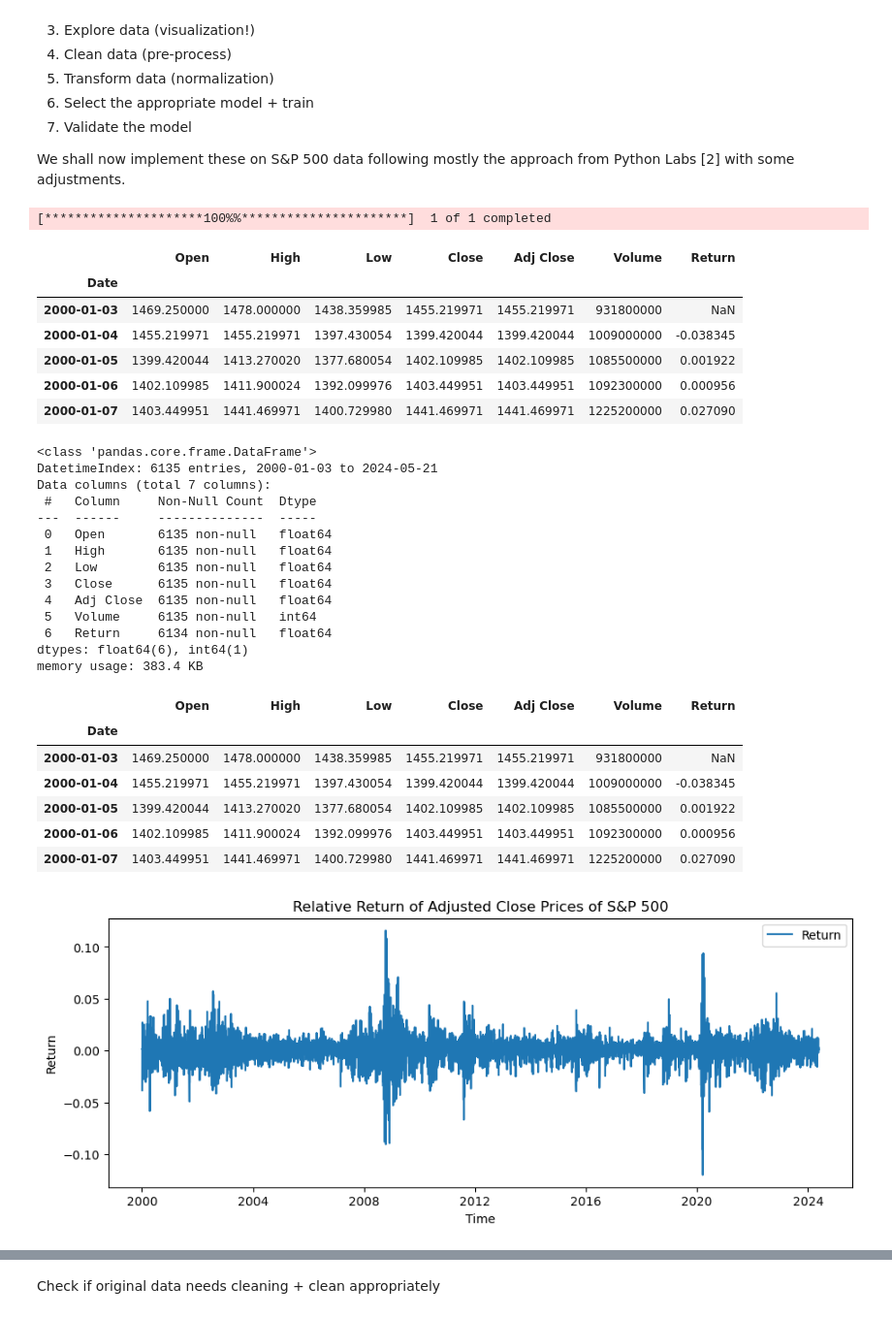
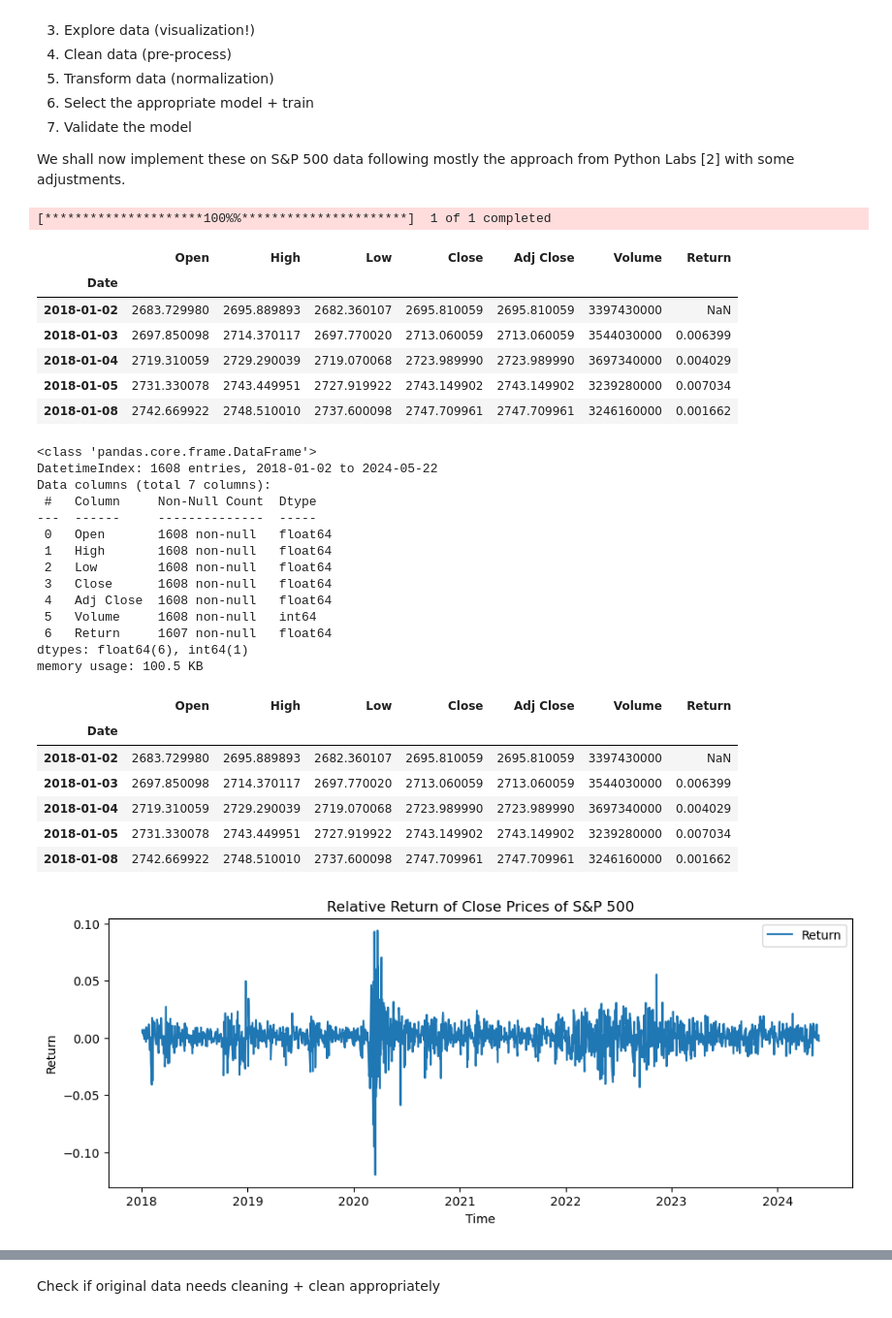
Before and after one commit to heidi123123/cqf, a Jupyter notebook: Exams/3/Exam 3.ipynb, the cells around one changed output, grey strips where cells are left out. Shown at 97% size. Cells and saved outputs as stored; diff of their text form; code cells hidden in the pictures.

```diff
--- a/Exams/3/Exam 3.ipynb
+++ b/Exams/3/Exam 3.ipynb
@@ -131,57 +131,57 @@ warnings.filterwarnings('ignore')
 
 import yfinance as yf
 # %%
-df = yf.download('^GSPC', start="2000-01-01")
-df['Return'] = df['Adj Close'].pct_change()
+df = yf.download('^GSPC', start="2018-01-01")
+df['Return'] = df['Close'].pct_change()
 df.head()
 # %% [output]
 [*********************100%%**********************]  1 of 1 completed
 |  | Open | High | Low | Close | Adj Close | Volume | Return |
 | Date |  |  |  |  |  |  |  |
-| 2000-01-03 | 1469.250000 | 1478.000000 | 1438.359985 | 1455.219971 | 1455.219971 | 931800000 | NaN |
-| 2000-01-04 | 1455.219971 | 1455.219971 | 1397.430054 | 1399.420044 | 1399.420044 | 1009000000 | -0.038345 |
-| 2000-01-05 | 1399.420044 | 1413.270020 | 1377.680054 | 1402.109985 | 1402.109985 | 1085500000 | 0.001922 |
-| 2000-01-06 | 1402.109985 | 1411.900024 | 1392.099976 | 1403.449951 | 1403.449951 | 1092300000 | 0.000956 |
-| 2000-01-07 | 1403.449951 | 1441.469971 | 1400.729980 | 1441.469971 | 1441.469971 | 1225200000 | 0.027090 |
+| 2018-01-02 | 2683.729980 | 2695.889893 | 2682.360107 | 2695.810059 | 2695.810059 | 3397430000 | NaN |
+| 2018-01-03 | 2697.850098 | 2714.370117 | 2697.770020 | 2713.060059 | 2713.060059 | 3544030000 | 0.006399 |
+| 2018-01-04 | 2719.310059 | 2729.290039 | 2719.070068 | 2723.989990 | 2723.989990 | 3697340000 | 0.004029 |
+| 2018-01-05 | 2731.330078 | 2743.449951 | 2727.919922 | 2743.149902 | 2743.149902 | 3239280000 | 0.007034 |
+| 2018-01-08 | 2742.669922 | 2748.510010 | 2737.600098 | 2747.709961 | 2747.709961 | 3246160000 | 0.001662 |
 # %%
 # Get Info
 df.info()
 # %% [output]
 <class 'pandas.core.frame.DataFrame'>
-DatetimeIndex: 6135 entries, 2000-01-03 to 2024-05-21
+DatetimeIndex: 1608 entries, 2018-01-02 to 2024-05-22
 Data columns (total 7 columns):
  #   Column     Non-Null Count  Dtype
 ---  ------     --------------  -----
- 0   Open       6135 non-null   float64
- 1   High       6135 non-null   float64
- 2   Low        6135 non-null   float64
- 3   Close      6135 non-null   float64
- 4   Adj Close  6135 non-null   float64
- 5   Volume     6135 non-null   int64
- 6   Return     6134 non-null   float64
+ 0   Open       1608 non-null   float64
+ 1   High       1608 non-null   float64
+ 2   Low        1608 non-null   float64
+ 3   Close      1608 non-null   float64
+ 4   Adj Close  1608 non-null   float64
+ 5   Volume     1608 non-null   int64
+ 6   Return     1607 non-null   float64
 dtypes: float64(6), int64(1)
-memory usage: 383.4 KB
+memory usage: 100.5 KB
 # %%
 df.head()
 # %% [output]
 |  | Open | High | Low | Close | Adj Close | Volume | Return |
 | Date |  |  |  |  |  |  |  |
-| 2000-01-03 | 1469.250000 | 1478.000000 | 1438.359985 | 1455.219971 | 1455.219971 | 931800000 | NaN |
-| 2000-01-04 | 1455.219971 | 1455.219971 | 1397.430054 | 1399.420044 | 1399.420044 | 1009000000 | -0.038345 |
-| 2000-01-05 | 1399.420044 | 1413.270020 | 1377.680054 | 1402.109985 | 1402.109985 | 1085500000 | 0.001922 |
-| 2000-01-06 | 1402.109985 | 1411.900024 | 1392.099976 | 1403.449951 | 1403.449951 | 1092300000 | 0.000956 |
-| 2000-01-07 | 1403.449951 | 1441.469971 | 1400.729980 | 1441.469971 | 1441.469971 | 1225200000 | 0.027090 |
+| 2018-01-02 | 2683.729980 | 2695.889893 | 2682.360107 | 2695.810059 | 2695.810059 | 3397430000 | NaN |
+| 2018-01-03 | 2697.850098 | 2714.370117 | 2697.770020 | 2713.060059 | 2713.060059 | 3544030000 | 0.006399 |
+| 2018-01-04 | 2719.310059 | 2729.290039 | 2719.070068 | 2723.989990 | 2723.989990 | 3697340000 | 0.004029 |
+| 2018-01-05 | 2731.330078 | 2743.449951 | 2727.919922 | 2743.149902 | 2743.149902 | 3239280000 | 0.007034 |
+| 2018-01-08 | 2742.669922 | 2748.510010 | 2737.600098 | 2747.709961 | 2747.709961 | 3246160000 | 0.001662 |
 # %%
 # Visualize the return data
 plt.figure(figsize=(11, 4))
 plt.plot(df['Return'], label='Return')
-plt.title('Relative Return of Adjusted Close Prices of S&P 500')
+plt.title('Relative Return of Close Prices of S&P 500')
 plt.xlabel('Time')
 plt.ylabel('Return')
 plt.legend()
 plt.show()
 # %% [output]
-[figure, old version]
+[figure, new version]
 # %%
 # Descriptive statistics
 df.describe().T
```
Also changed, not shown: parts of 10 cells of this notebook.
